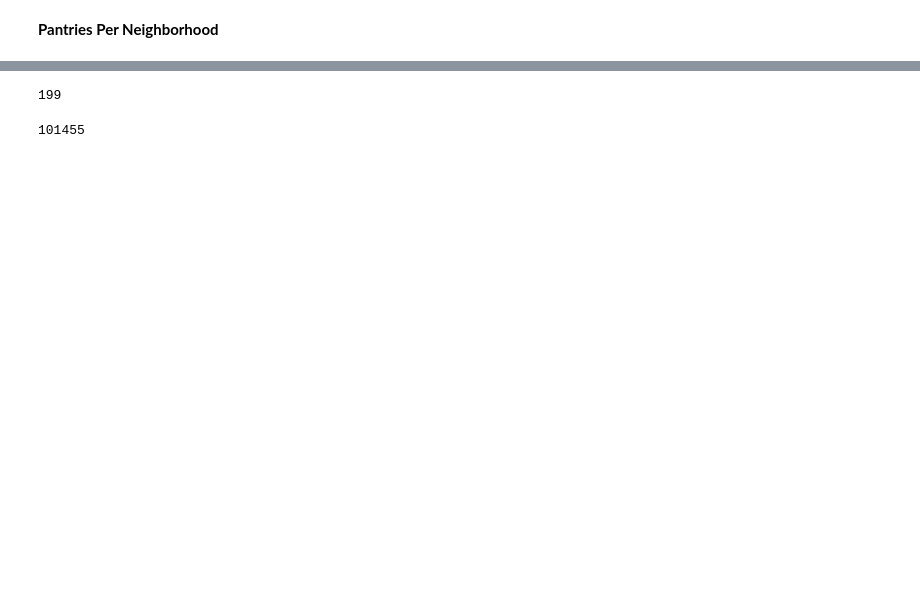
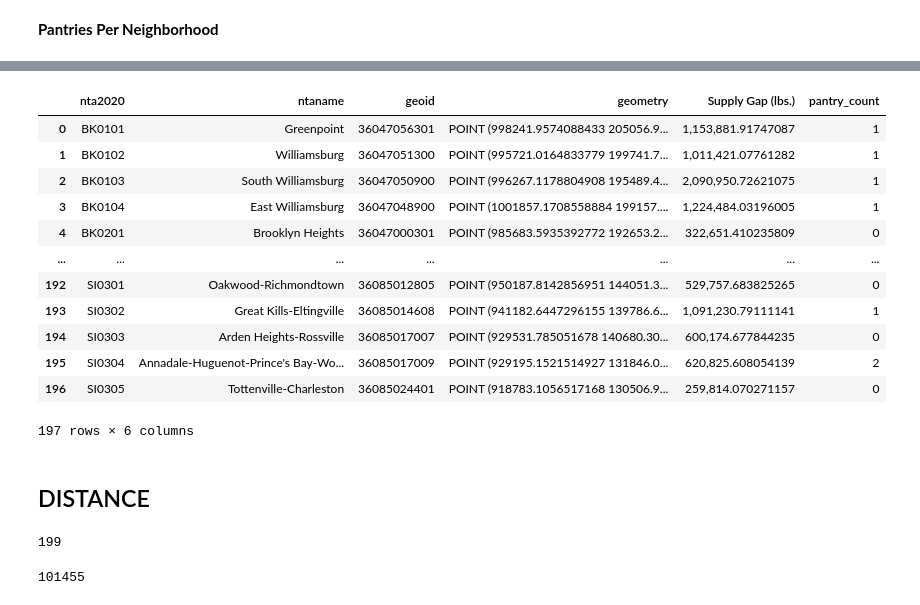
Before and after one commit to skrigel/nyc_food_supply_gap_analysis, a Jupyter notebook: preprocessing.ipynb, the cells around one changed output, grey strips where cells are left out. Saved outputs shown, nothing was run; the diff lists cells and outputs as text; code cells hidden in the pictures; blank space fills up the shorter version.

```diff
--- a/preprocessing.ipynb
+++ b/preprocessing.ipynb
@@ -86,3 +121,4 @@ pantries_per_nta.head()
 # %%
-centroids = pd.read_csv(PANTRIES_PATH)
-centroids.head()
+nta = pd.read_csv(NTA_PATH)
+SUPPLY_GAP_COL = "'Supply Gap (lbs.)'"
+nta_table = nta[['nta2020', 'ntaname','geoid','geometry','Supply Gap (lbs.)','pantry_count',]]
@@ -95,0 +125,16 @@ centroids.head()
+# %%
+nta_table
+# %% [output]
+|  | nta2020 | ntaname | geoid | geometry | Supply Gap (lbs.) | pantry_count |
+| 0 | BK0101 | Greenpoint | 36047056301 | POINT (998241.9574088433 205056.9... | 1,153,881.91747087 | 1 |
+| 1 | BK0102 | Williamsburg | 36047051300 | POINT (995721.0164833779 199741.7... | 1,011,421.07761282 | 1 |
+| 2 | BK0103 | South Williamsburg | 36047050900 | POINT (996267.1178804908 195489.4... | 2,090,950.72621075 | 1 |
+| 3 | BK0104 | East Williamsburg | 36047048900 | POINT (1001857.1708558884 199157.... | 1,224,484.03196005 | 1 |
+| 4 | BK0201 | Brooklyn Heights | 36047000301 | POINT (985683.5935392772 192653.2... | 322,651.410235809 | 0 |
+| ... | ... | ... | ... | ... | ... | ... |
+| 192 | SI0301 | Oakwood-Richmondtown | 36085012805 | POINT (950187.8142856951 144051.3... | 529,757.683825265 | 0 |
+| 193 | SI0302 | Great Kills-Eltingville | 36085014608 | POINT (941182.6447296155 139786.6... | 1,091,230.79111141 | 1 |
+| 194 | SI0303 | Arden Heights-Rossville | 36085017007 | POINT (929531.785051678 140680.30... | 600,174.677844235 | 0 |
+| 195 | SI0304 | Annadale-Huguenot-Prince's Bay-Wo... | 36085017009 | POINT (929195.1521514927 131846.0... | 620,825.608054139 | 2 |
+| 196 | SI0305 | Tottenville-Charleston | 36085024401 | POINT (918783.1056517168 130506.9... | 259,814.070271157 | 0 |
+197 rows × 6 columns
@@ -96,3 +143,5 @@ centroids.head()
+# %% [markdown]
+## DISTANCE
 # %%
 def get_point(df, index):
     lat = df.loc[index, PANTRY_LAT_COL]
```
Also changed, not shown: parts of 14 cells of this notebook.
